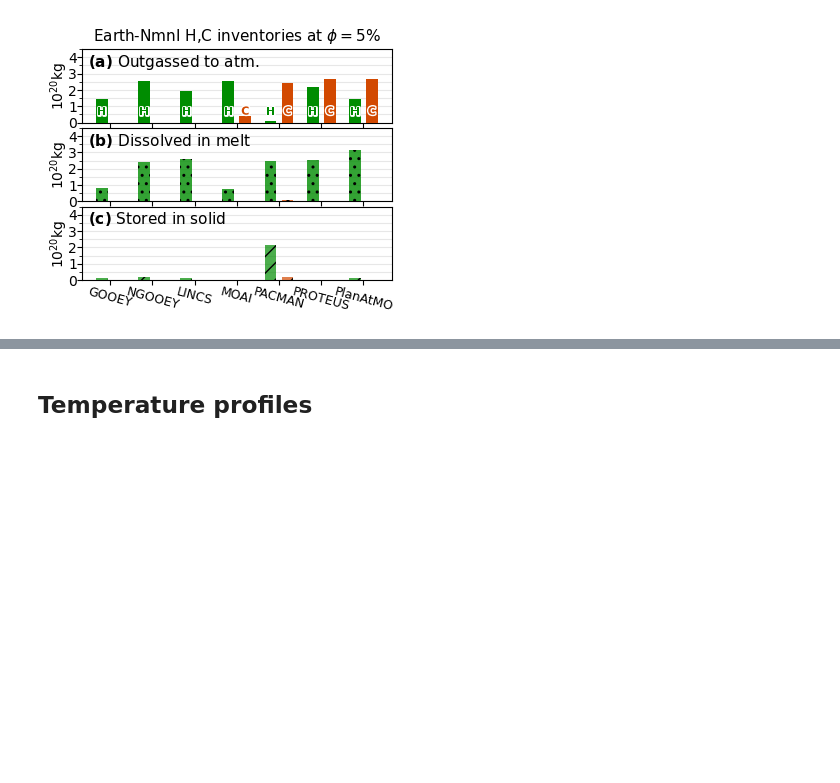
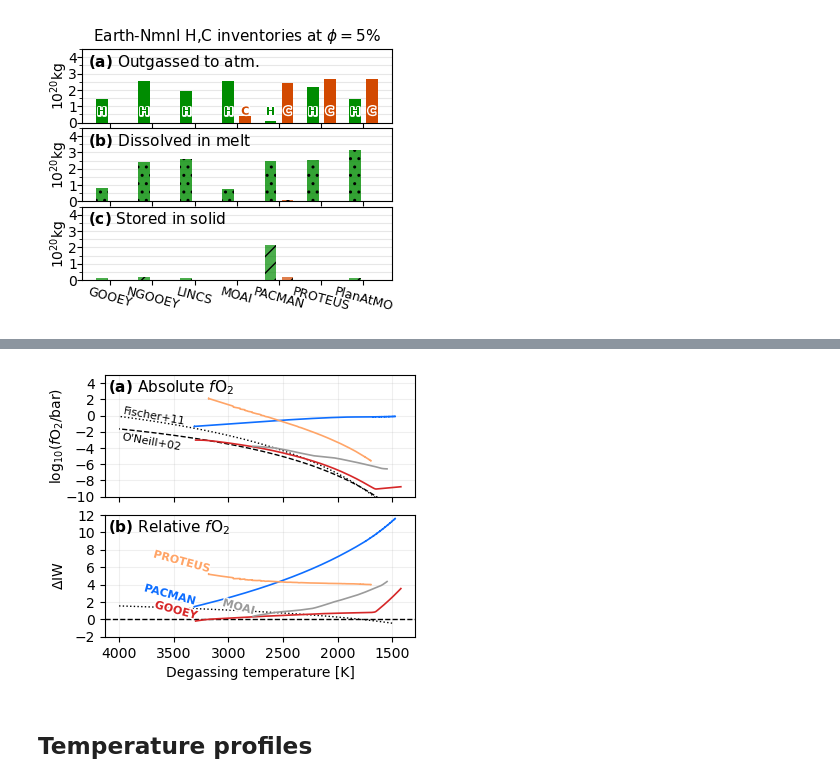
Before and after one commit to lena-noack/chili, a Jupyter notebook: intercomparison/analysis_solarsystem/compare.ipynb, the cells around one changed output, grey strips where cells are left out. Drawn from its saved outputs; the diff is of its cells as text; code cells hidden in the pictures; blank space fills up the shorter version.

```diff
--- a/intercomparison/analysis_solarsystem/compare.ipynb
+++ b/intercomparison/analysis_solarsystem/compare.ipynb
@@ -989,0 +992,89 @@ planatmo
+# %%
+def logfO2_fischer(T):
+    '''Fischer et al. (2011) IW'''
+    return 6.94059 -28.1808*1E3/T
+
+def logfO2_oneill(T):
+    '''O'Neill and Eggins (2002) IW'''
+    return 2*(-244118+115.559*T-8.474*T*np.log(T))/(np.log(10)*8.31441*T)
+
+def plot_fO2(planet):
+
+    fig,axs = plt.subplots(2,1, figsize=(4,3.4), sharex=True)
+    axt, axb = axs
+
+    # reference fO2 values
+    x_ref = np.linspace(tmp_min, tmp_max, 60)
+    y_fischer = logfO2_fischer(x_ref)
+    y_oneill  = logfO2_oneill(x_ref)
+    axt.plot(x_ref, y_fischer, color='k', ls='dotted', lw=1)
+    axt.plot(x_ref, y_oneill,  color='k', ls='dashed', lw=1)
+
+    # annotations
+    x_txt = 3980
+    y_txt = y_fischer[np.argmin(np.abs(x_ref - x_txt))]
+    axt.annotate("Fischer+11", xy=(x_txt, y_txt), ha='left', va='bottom', fontsize=8,
+                rotation=-10, rotation_mode='anchor', zorder=5,
+                xytext=(1,0), textcoords='offset points')
+
+    y_txt = y_oneill[np.argmin(np.abs(x_ref - x_txt))]
+    axt.annotate("O'Neill+02", xy=(x_txt, y_txt), ha='left', va='top', fontsize=8,
+                rotation=-10, rotation_mode='anchor', zorder=5,
+                xytext=(1,-2), textcoords='offset points')
+
+    axb.axhline(0, color='k', ls='dashed', lw=1,) # oneill is the reference
+    axb.plot(x_ref, y_fischer-y_oneill, color='k', ls='dotted', lw=1)
+
+
+    # models
+    for m in models:
+        print(m)
+
+        col = get_color(m)
+        lbl = get_label(m)
+
+        dat = models_data[m][planet]["nominal-evo"].iloc[2:]
+        x = dat["T_surf(K)"].values
+        y = np.log10(dat["fO2_melt(bar)"].values)
+
+        if np.all(np.isnan(y)):
+            continue
+
+        # absolute fo2
+        axt.plot(x, y, color=col, lw=lw, label=lbl, zorder=5)
+
+        # relative fo2
+        y = y - logfO2_oneill(x)
+        axb.plot(x, y, color=col, lw=lw, label=lbl, zorder=5)
+
+        # label
+        idx_txt = np.argmin(np.abs(x-4000))
+        l = axb.annotate(lbl, xy=(x[idx_txt], y[idx_txt]), color=col,
+                        fontsize=8, zorder=50, fontweight='bold',
+                        rotation=-15, rotation_mode='anchor',
+                        ha='right', va='bottom',
+                        path_effects=[pe.withStroke(linewidth=2, foreground='w')])
+
+    # decorate
+    axt.set_ylabel(r"log$_{10} (f$O$_2$/bar$)$", labelpad=-0.1)
+    axb.set_ylabel(r"$\Delta$IW", labelpad=-0.1)
+    axb.set_xlabel("Degassing temperature [K]")
+    axb.invert_xaxis()
+
+    axt.set_ylim(-10,5)
+    axb.set_ylim(-2, 12)
+
+    for ax,axlbl in zip(axs, [r"$\mathbf{(a)}$ Absolute $f$O$_2$", r"$\mathbf{(b)}$ Relative $f$O$_2$"]):
+        ax.yaxis.set_major_locator(mpl.ticker.MultipleLocator(2))
+        ax.text(0.01, 0.97, axlbl, transform=ax.transAxes, ha='left', va='top', fontsize=11, zorder=99)
+        ax.grid(alpha=0.2, zorder=-2)
+
+    fig.align_ylabels()
+    fig.subplots_adjust(hspace=0.15)
+
+    plt.show()
+    fig.savefig(f"out/fO2_{planet}.{EXT}", bbox_inches='tight', dpi=DPI, pad_inches=0.03)
+
+# plot_fO2("earth")
+plot_fO2("venus")
+# %% [output]
@@ -990,3 +1088,4 @@ planatmo
+[figure, added]
 # %% [markdown]
 ## Temperature profiles
 # %%
```
Also changed, not shown: parts of 3 cells of this notebook, 2 other files.
